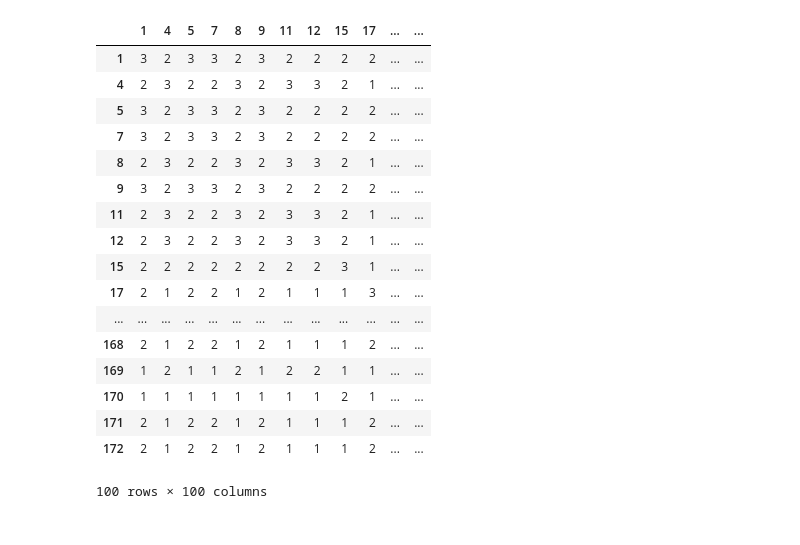
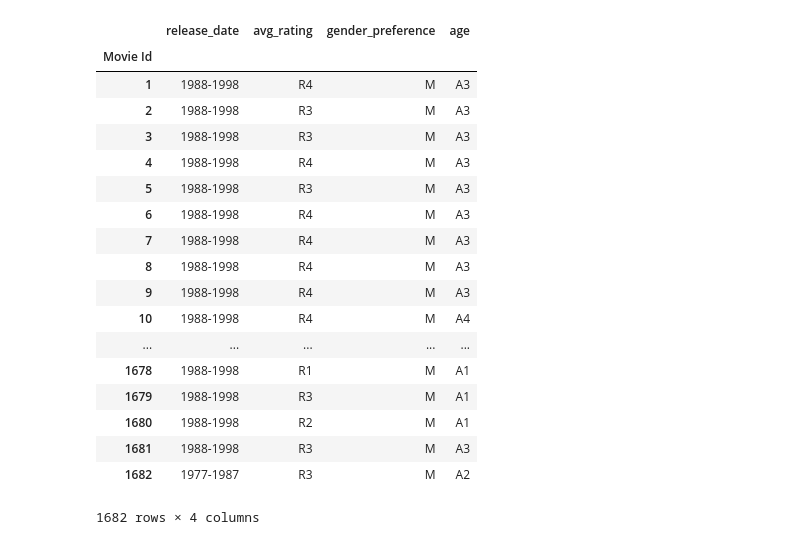
Before and after one commit to rajeshponnala/Python-Data-Science, a Jupyter notebook: SimilarityMovies.ipynb, the cells around one changed output. Cells and saved outputs as stored; diff of their text form; code cells hidden in the pictures.

Commit message:
add avg age to transformation table

```diff
--- a/SimilarityMovies.ipynb
+++ b/SimilarityMovies.ipynb
@@ -1,23 +1,24 @@
 # %%
 %run MovieSimilarity.py
 # %%
-getSimilarityTable(lens)
+get_TransformedData(lens)
 # %% [output]
-|  | 1 | 4 | 5 | 7 | 8 | 9 | 11 | 12 | 15 | 17 | ... | ... |
-| 1 | 3 | 2 | 3 | 3 | 2 | 3 | 2 | 2 | 2 | 2 | ... | ... |
-| 4 | 2 | 3 | 2 | 2 | 3 | 2 | 3 | 3 | 2 | 1 | ... | ... |
-| 5 | 3 | 2 | 3 | 3 | 2 | 3 | 2 | 2 | 2 | 2 | ... | ... |
-| 7 | 3 | 2 | 3 | 3 | 2 | 3 | 2 | 2 | 2 | 2 | ... | ... |
-| 8 | 2 | 3 | 2 | 2 | 3 | 2 | 3 | 3 | 2 | 1 | ... | ... |
-| 9 | 3 | 2 | 3 | 3 | 2 | 3 | 2 | 2 | 2 | 2 | ... | ... |
-| 11 | 2 | 3 | 2 | 2 | 3 | 2 | 3 | 3 | 2 | 1 | ... | ... |
-| 12 | 2 | 3 | 2 | 2 | 3 | 2 | 3 | 3 | 2 | 1 | ... | ... |
-| 15 | 2 | 2 | 2 | 2 | 2 | 2 | 2 | 2 | 3 | 1 | ... | ... |
-| 17 | 2 | 1 | 2 | 2 | 1 | 2 | 1 | 1 | 1 | 3 | ... | ... |
-| ... | ... | ... | ... | ... | ... | ... | ... | ... | ... | ... | ... | ... |
-| 168 | 2 | 1 | 2 | 2 | 1 | 2 | 1 | 1 | 1 | 2 | ... | ... |
-| 169 | 1 | 2 | 1 | 1 | 2 | 1 | 2 | 2 | 1 | 1 | ... | ... |
-| 170 | 1 | 1 | 1 | 1 | 1 | 1 | 1 | 1 | 2 | 1 | ... | ... |
-| 171 | 2 | 1 | 2 | 2 | 1 | 2 | 1 | 1 | 1 | 2 | ... | ... |
-| 172 | 2 | 1 | 2 | 2 | 1 | 2 | 1 | 1 | 1 | 2 | ... | ... |
+|  | release_date | avg_rating | gender_preference | age |
+| Movie Id |  |  |  |  |
+| 1 | 1988-1998 | R4 | M | A3 |
+| 2 | 1988-1998 | R3 | M | A3 |
+| 3 | 1988-1998 | R3 | M | A3 |
+| 4 | 1988-1998 | R4 | M | A3 |
+| 5 | 1988-1998 | R3 | M | A3 |
+| 6 | 1988-1998 | R4 | M | A3 |
+| 7 | 1988-1998 | R4 | M | A3 |
+| 8 | 1988-1998 | R4 | M | A3 |
+| 9 | 1988-1998 | R4 | M | A3 |
+| 10 | 1988-1998 | R4 | M | A4 |
+| ... | ... | ... | ... | ... |
+| 1678 | 1988-1998 | R1 | M | A1 |
+| 1679 | 1988-1998 | R3 | M | A1 |
+| 1680 | 1988-1998 | R2 | M | A1 |
+| 1681 | 1988-1998 | R3 | M | A3 |
+| 1682 | 1977-1987 | R3 | M | A2 |
-100 rows × 100 columns
+1682 rows × 4 columns
```
Also changed, not shown: parts of 3 cells of this notebook, 1 other file.
